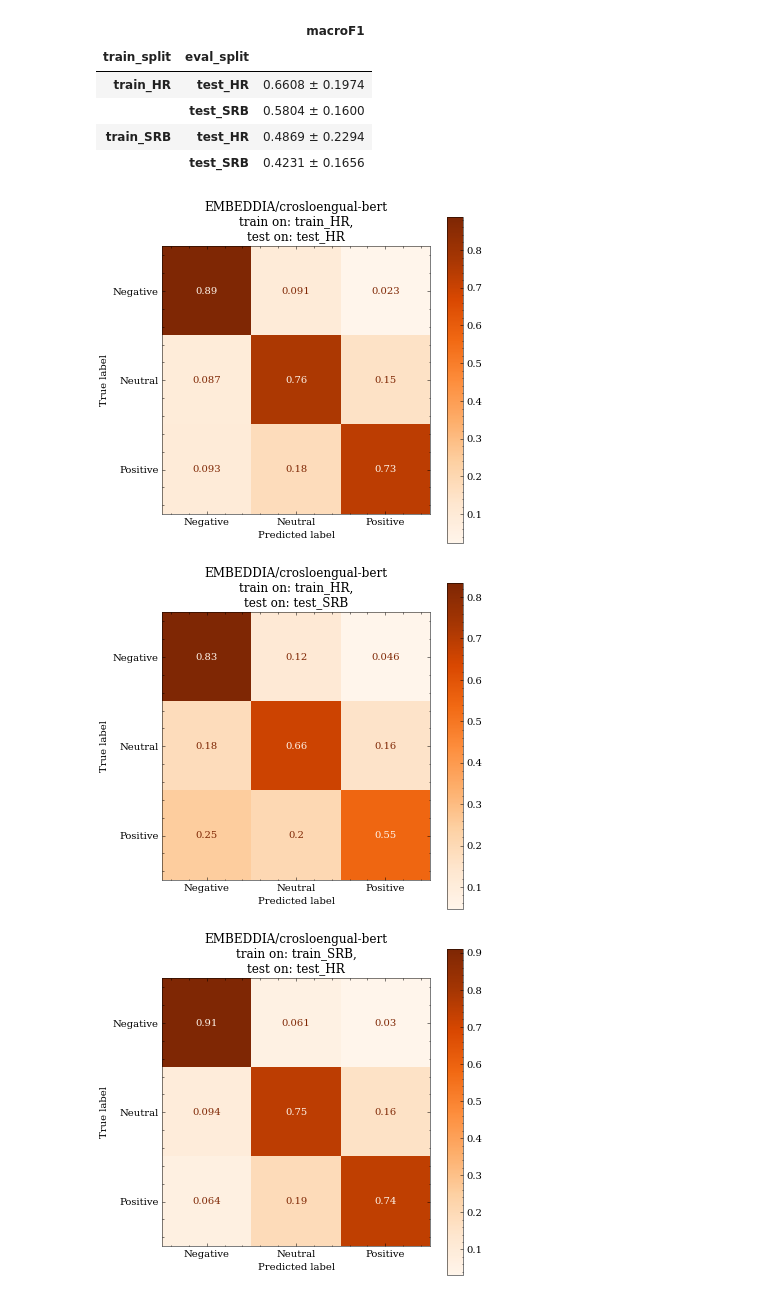
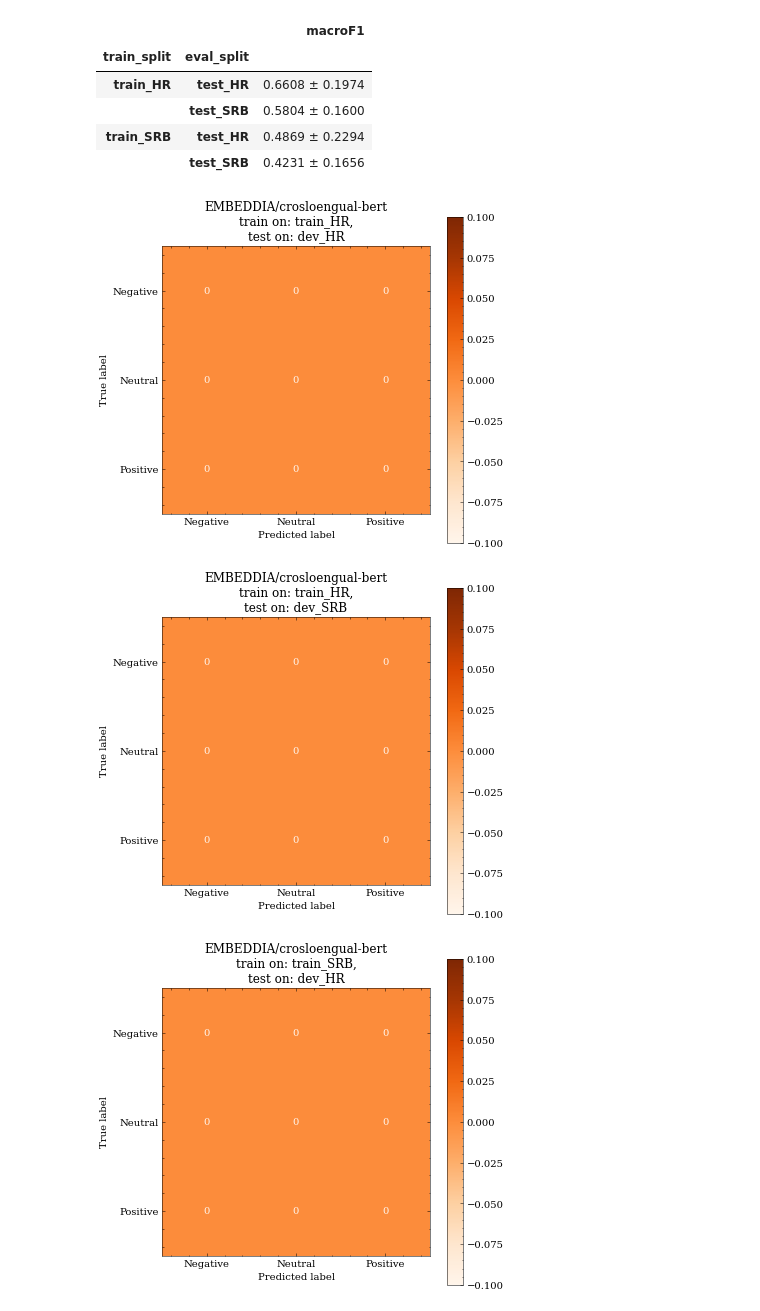
Before and after one commit to 5roop/task10, a Jupyter notebook: 006_results_analysis.ipynb, the cells around one changed output. Saved outputs shown, nothing was run; the diff lists cells and outputs as text; code cells hidden in the pictures.

```diff
--- a/006_results_analysis.ipynb
+++ b/006_results_analysis.ipynb
@@ -159,32 +159,32 @@ Model: xlm-roberta-base
 # %%
 import matplotlib.pyplot as plt
 plt.style.use(['science', 'no-latex'])
 from sklearn.metrics import ConfusionMatrixDisplay
 
 for model in ["EMBEDDIA/crosloengual-bert", "classla/bcms-bertic"]:
     for train in ["train_HR", "train_SRB"]:
-        for test in ["test_HR", "test_SRB"]:
+        for test in ["dev_HR", "dev_SRB"]:
             C_model = df.model_name==model
             C_train = df.train_split == train
             C_test = df.eval_split == test
             subset = df[C_model & C_train & C_test]
             y_true = []
             y_pred = []
             for i in subset.y_true.values:
                 y_true.extend(i)
             for i in subset.y_pred.values:
                 y_pred.extend(i)
             fig, ax = plt.subplots(figsize=(6,6))
             ConfusionMatrixDisplay.from_predictions(
             y_true, y_pred, cmap="Oranges", labels=["Negative", "Neutral", "Positive"],
             ax = ax,
             normalize="true"
             )
             plt.title(f"{model}\ntrain on: {train},\ntest on: {test}")
-            plt.savefig(f"images/CMs/006_{model.replace('/', '_')}_{train=}_{test=}.png")
-            plt.savefig(f"images/CMs/006_{model.replace('/', '_')}_{train=}_{test=}.pdf")
+            # plt.savefig(f"images/CMs/006_{model.replace('/', '_')}_{train=}_{test=}.png")
+            # plt.savefig(f"images/CMs/006_{model.replace('/', '_')}_{train=}_{test=}.pdf")
             plt.show()
 # %% [output]
-[figure, old version]
+[figure, new version]
-[figure, old version]
+[figure, new version]
-[figure, old version]
+[figure, new version]
```
Also changed, not shown: parts of 1 cell of this notebook, 7 other files.
